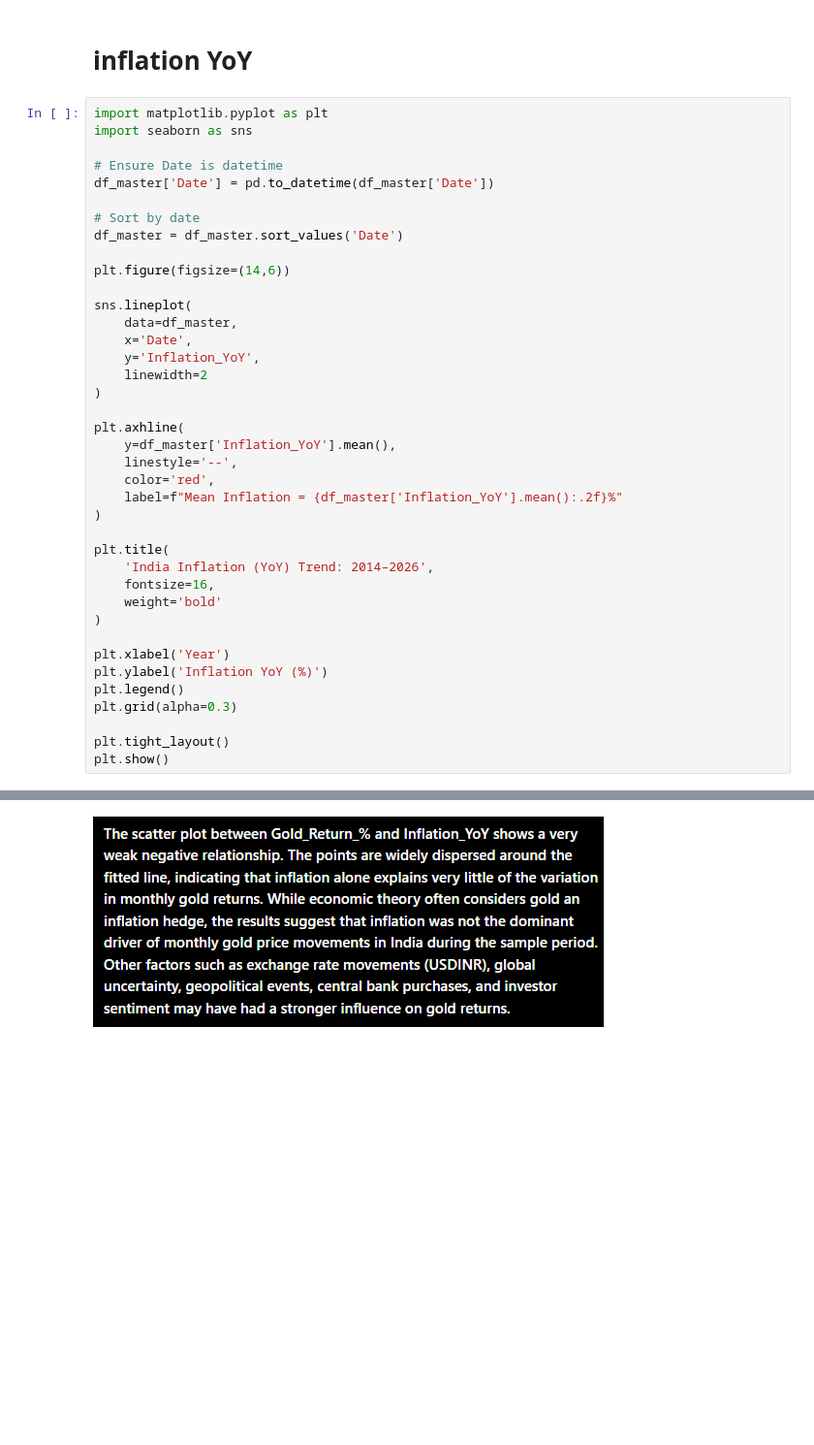
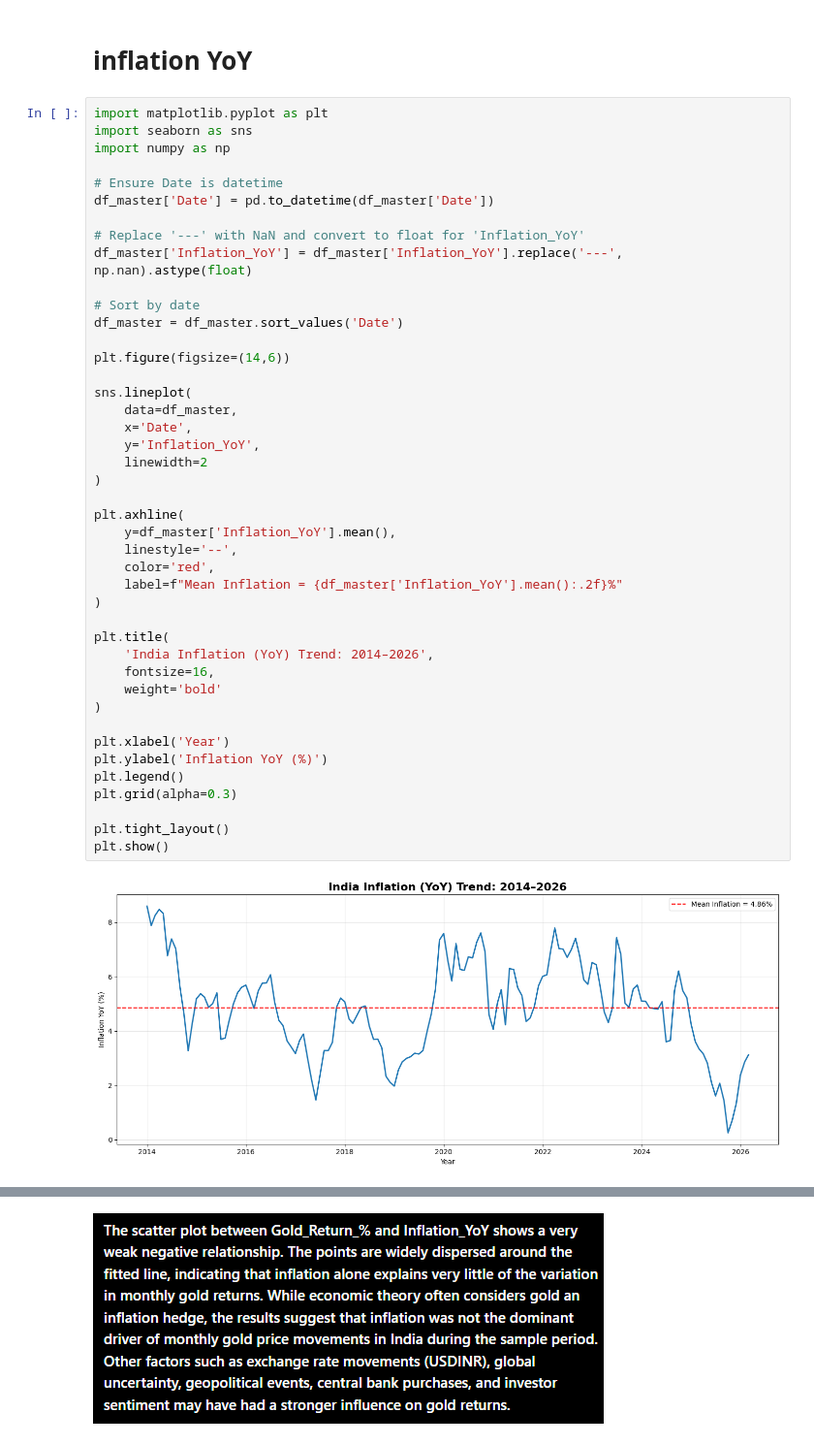
Before and after one commit to UKD1211/Macroeconomic_impact_of_gold-_Econ_growth, a Jupyter notebook: phase_2_EDA.ipynb, the cells around one changed output, grey strips where cells are left out. Shown at 97% size. Cells and saved outputs as stored; diff of their text form; blank space fills up the shorter version.

```diff
--- a/phase_2_EDA.ipynb
+++ b/phase_2_EDA.ipynb
@@ -774,42 +1002,48 @@ df_master.isna().sum()
 # %%
 import matplotlib.pyplot as plt
 import seaborn as sns
+import numpy as np
 
 # Ensure Date is datetime
 df_master['Date'] = pd.to_datetime(df_master['Date'])
+
+# Replace '---' with NaN and convert to float for 'Inflation_YoY'
+df_master['Inflation_YoY'] = df_master['Inflation_YoY'].replace('---', np.nan).astype(float)
 
 # Sort by date
 df_master = df_master.sort_values('Date')
 
 plt.figure(figsize=(14,6))
 
 sns.lineplot(
     data=df_master,
     x='Date',
     y='Inflation_YoY',
     linewidth=2
 )
 
 plt.axhline(
     y=df_master['Inflation_YoY'].mean(),
     linestyle='--',
     color='red',
     label=f"Mean Inflation = {df_master['Inflation_YoY'].mean():.2f}%"
 )
 
 plt.title(
     'India Inflation (YoY) Trend: 2014–2026',
     fontsize=16,
     weight='bold'
 )
 
 plt.xlabel('Year')
 plt.ylabel('Inflation YoY (%)')
 plt.legend()
 plt.grid(alpha=0.3)
 
 plt.tight_layout()
 plt.show()
+# %% [output]
+[figure, added]
 # %%
 
 df_master['Inflation_YoY'] = df_master['Inflation_YoY'].replace('---', np.nan).astype(float)
```
Also changed, not shown: parts of 49 cells of this notebook.
